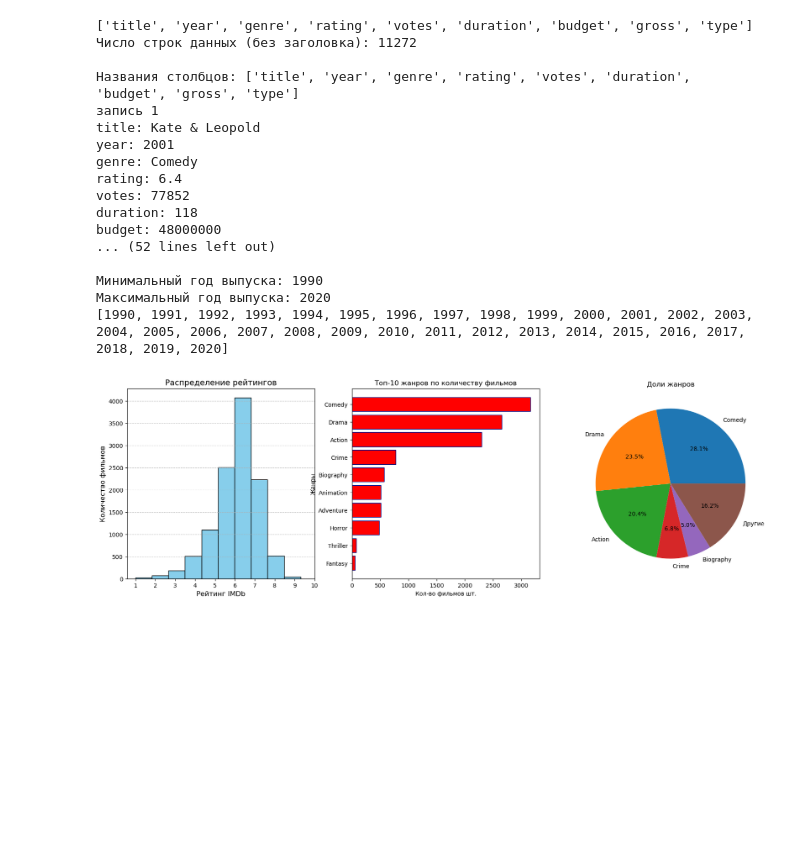
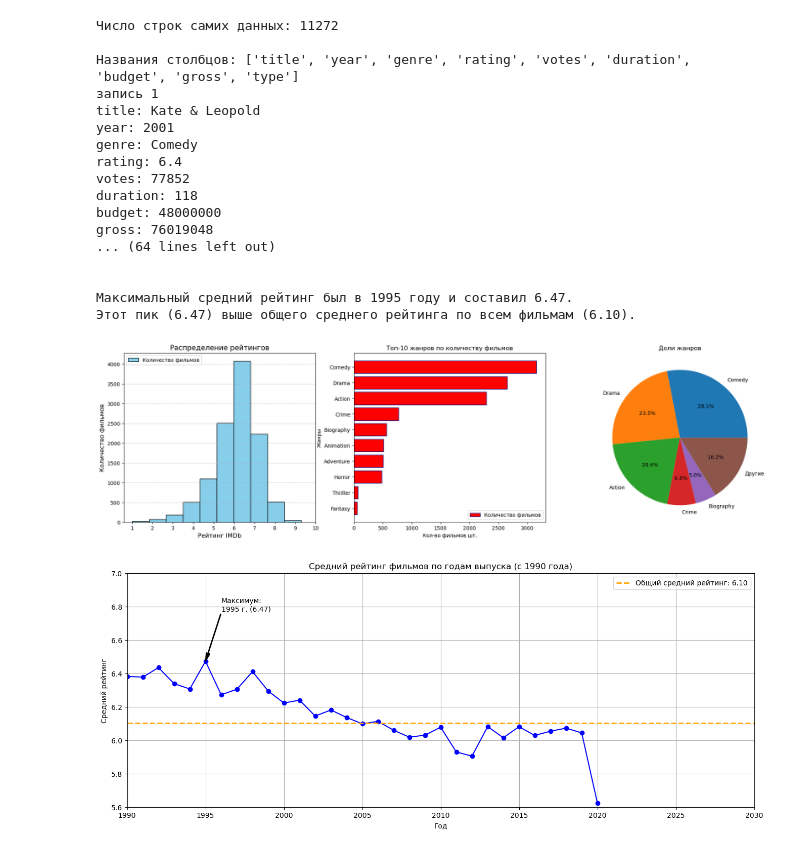
Before and after one commit to Visteik/stud, a Jupyter notebook: Inform/RGR/rgr2.ipynb, the cells around one changed output. Saved outputs shown, nothing was run; the diff lists cells and outputs as text; code cells hidden in the pictures; blank space fills up the shorter version.

```diff
--- a/Inform/RGR/rgr2.ipynb
+++ b/Inform/RGR/rgr2.ipynb
@@ -7,7 +7,7 @@ with open("movies.txt", "r", encoding="utf-8") as log:
 
 title = lines[0].strip()
 head = title.split(";")
-print(head)
+
 
 data = []
 
@@ -26,7 +26,7 @@ for line in lines[1:]:
         }
     data.append(record)
 
-print(f"Число строк данных (без заголовка): {len(data)}")
+print(f"Число строк самих данных: {len(data)}")
 
 print(f"\nНазвания столбцов: {head}")
 i = 1
@@ -44,20 +44,22 @@ max_year = max(years)
 print(f"\nМинимальный год выпуска: {min_year}")
 print(f"Максимальный год выпуска: {max_year}")
 
+print('\n' * 5)
 
 
 #Часть 2
 
-fig, (ax1, ax2, ax3) = plt.subplots(1, 3, figsize=(20, 6))
+fig, (ax1, ax2, ax3) = plt.subplots(1, 3, figsize=(23, 6))
 
 #График 1 Гистограмма распределения рейтингов
 d_rati = [record['rating'] for record in data]
-ax1.hist(d_rati, color='skyblue', edgecolor='black')
+ax1.hist(d_rati, color='skyblue', edgecolor='black', label='Количество фильмов')
 ax1.set_title('Распределение рейтингов', fontsize=14)
 ax1.set_xlabel('Рейтинг IMDb', fontsize=12)
 ax1.set_ylabel('Количество фильмов', fontsize=12)
 ax1.grid(axis='y', linestyle='--', alpha=0.7)
 ax1.set_xticks(range(1, 11))
+ax1.legend()
 
 # #График 2 Столбчатая диаграмма топ-10 жанров по количеству фильмов.
 # Данные для графика
@@ -71,10 +73,11 @@ counts_10 = [item[1] for item in top_10]
 counts_10.reverse()
 genres_10.reverse()
 #Сам график
-ax2.barh(genres_10, counts_10, color="red", edgecolor='navy')
+ax2.barh(genres_10, counts_10, color="red", edgecolor='navy', label='Количество фильмов')
 ax2.set_title("Топ-10 жанров по количеству фильмов")
 ax2.set_xlabel("Кол-во фильмов шт.")
 ax2.set_ylabel("Жанры")
+ax2.legend()
 
 # График 3 Круговая диаграмма распределения фильмов по жанрам (топ-5 жанров + категория «Другие»)
 top_5 = sorted(counts_genre.items(), key=lambda kv: kv[1], reverse=True)[:5]
@@ -91,63 +94,82 @@ counts_3 = counts_5 + [sum_ano]
 ax3.pie(counts_3, labels=genres_3, autopct='%1.1f%%')
 ax3.set_title("Доли жанров")
 
+print('\n' * 5)
+
 
 #Часть 3
 
-
-# собираем рейтинги в словарь год: [список рейтингов]
+# Подготовка данных
 ratings_by_year = {}
 for record in data:
     year = record['year']
     if year >= 1990: # Берем только с 1990 года
         if year not in ratings_by_year:
             ratings_by_year[year] = []
         ratings_by_year[year].append(record['rating'])
 
-
-
 avg_ratings_by_year = {}
 for year, r_list in ratings_by_year.items():
     avg_ratings_by_year[year] = sum(r_list) / len(r_list)
 
 years_sorted = sorted(avg_ratings_by_year.keys())
 avg_ratings_sorted = [avg_ratings_by_year[y] for y in years_sorted]
 
+#Задание 1
+plt.figure(figsize=(16, 6))
+plt.plot(years_sorted, avg_ratings_sorted , linestyle='-', marker='o', color = 'blue')
 
 
+plt.title('Средний рейтинг фильмов по годам выпуска (с 1990 года)')
+plt.xlabel('Год')
+plt.ylabel('Средний рейтинг')
+plt.grid(True)
 
-print(years_sorted)
+#Задание 2
+max_year = max(avg_ratings_by_year, key=avg_ratings_by_year.get)
+max_rating = avg_ratings_by_year[max_year]
+
+plt.annotate(f'Максимум:\n{max_year} г. ({max_rating:.2f})',
+             xy=(max_year, max_rating),
+             xytext=(max_year + 1, max_rating + 0.3),
+             arrowprops=dict(facecolor='black', width=1, headwidth=6)
+             )
+
+plt.xlim(1990, 2030)
+plt.ylim(5.6, 7)
+#задание 3
+avg_all_rating = sum([r['rating'] for r in data]) / len(data)
+
+plt.axhline(y=avg_all_rating, color='orange', linestyle='--', linewidth=2,
+            label=f'Общий средний рейтинг: {avg_all_rating:.2f}')
+plt.legend()
+
+#Задание 4
+print(f"Максимальный средний рейтинг был в {max_year} году и составил {max_rating:.2f}.")
+if max_rating > avg_all_rating:
+    print(f"Этот пик ({max_rating:.2f}) выше общего среднего рейтинга по всем фильмам ({avg_all_rating:.2f}).")
+else:
+    print(f"Этот пик ({max_rating:.2f}) ниже или равен общему среднему рейтингу ({avg_all_rating:.2f}).")
 
 
-
-
-
-
-
-
-
-
-
-
-
-# Показываем окно с графиками
 plt.show()
 # %% [output]
-['title', 'year', 'genre', 'rating', 'votes', 'duration', 'budget', 'gross', 'type']
-Число строк данных (без заголовка): 11272
+Число строк самих данных: 11272
 
 Названия столбцов: ['title', 'year', 'genre', 'rating', 'votes', 'duration', 'budget', 'gross', 'type']
 запись 1
 title: Kate & Leopold
 year: 2001
 genre: Comedy
 rating: 6.4
 votes: 77852
 duration: 118
 budget: 48000000
-... (52 lines left out)
+gross: 76019048
+... (64 lines left out)
 
-Минимальный год выпуска: 1990
-Максимальный год выпуска: 2020
-[1990, 1991, 1992, 1993, 1994, 1995, 1996, 1997, 1998, 1999, 2000, 2001, 2002, 2003, 2004, 2005, 2006, 2007, 2008, 2009, 2010, 2011, 2012, 2013, 2014, 2015, 2016, 2017, 2018, 2019, 2020]
+
+Максимальный средний рейтинг был в 1995 году и составил 6.47.
+Этот пик (6.47) выше общего среднего рейтинга по всем фильмам (6.10).
-[figure, old version]
+[figure, new version]
+[figure, added]
```
